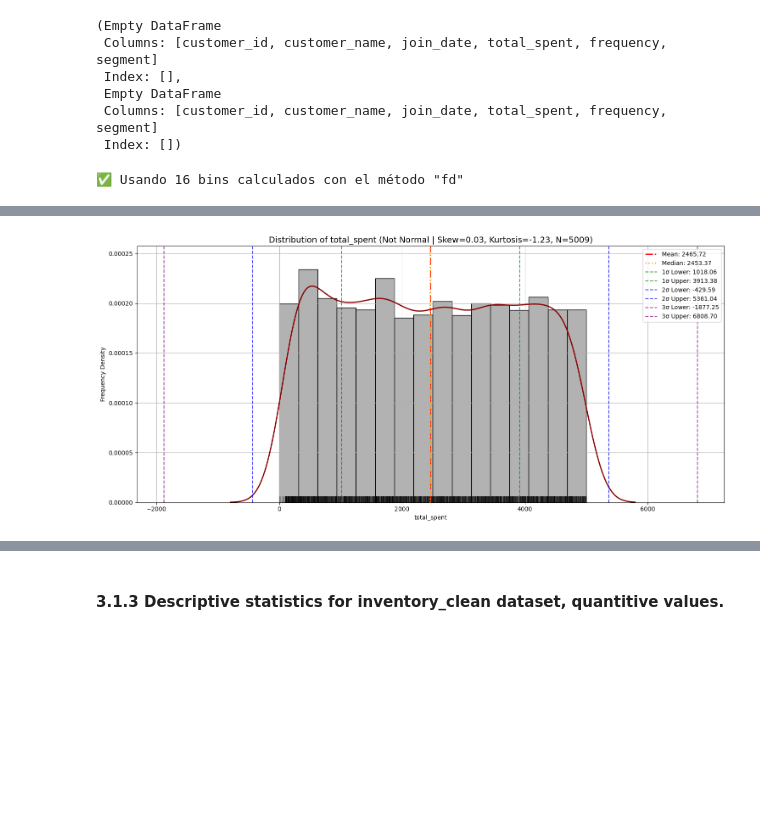
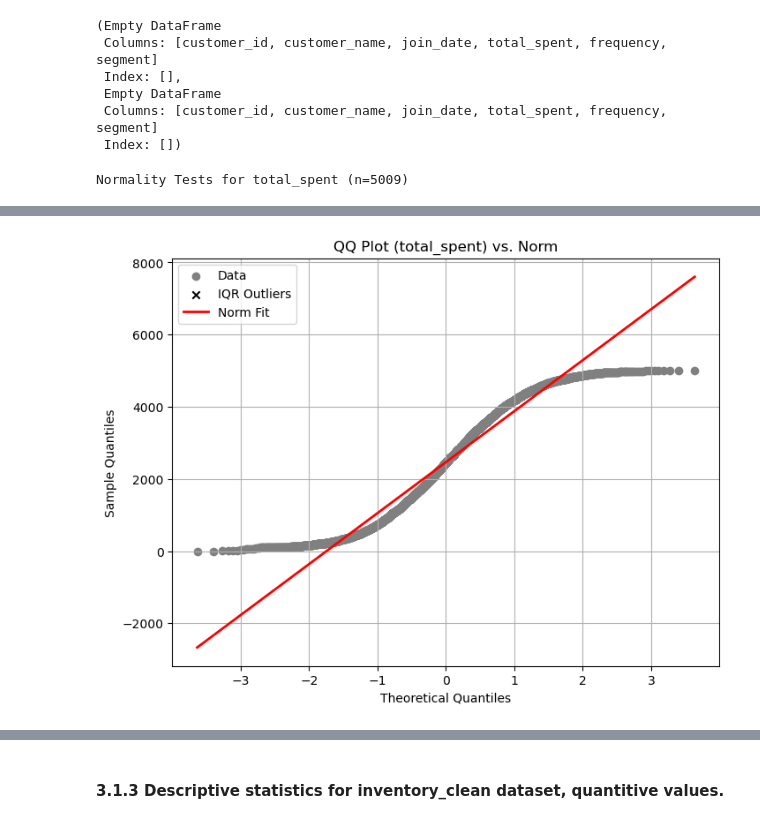
Before and after one commit to LuisPastranaLemus/P_20250706_Grocery_Store, a Jupyter notebook: notebooks/03_eda_name_analysis.ipynb, the cells around one changed output, grey strips where cells are left out. Cells and saved outputs as stored; diff of their text form; code cells hidden in the pictures; blank space fills up the shorter version.

```diff
--- a/notebooks/03_eda_name_analysis.ipynb
+++ b/notebooks/03_eda_name_analysis.ipynb
@@ -372,6 +372,6 @@ outlier_limit_bounds(df_customers_clean, 'frequency', bound='both', clamp_zero=T
  Index: [])
 # %%
 # Show data distribution with detailed statistical info
-plot_distribution_dispersion_sg5000(df_customers_clean, 'total_spent', bins='fd')
+plot_qq_normality_tests(df_customers_clean, 'total_spent')
 # %% [output]
-✅ Usando 16 bins calculados con el método "fd"
+Normality Tests for total_spent (n=5009)
@@ -378 +382 @@ plot_distribution_dispersion_sg5000(df_customers_clean, 'total_spent', bins='fd'
-[figure, old version]
+[figure, new version]
```
Also changed, not shown: parts of 37 cells of this notebook, 2 other files.
